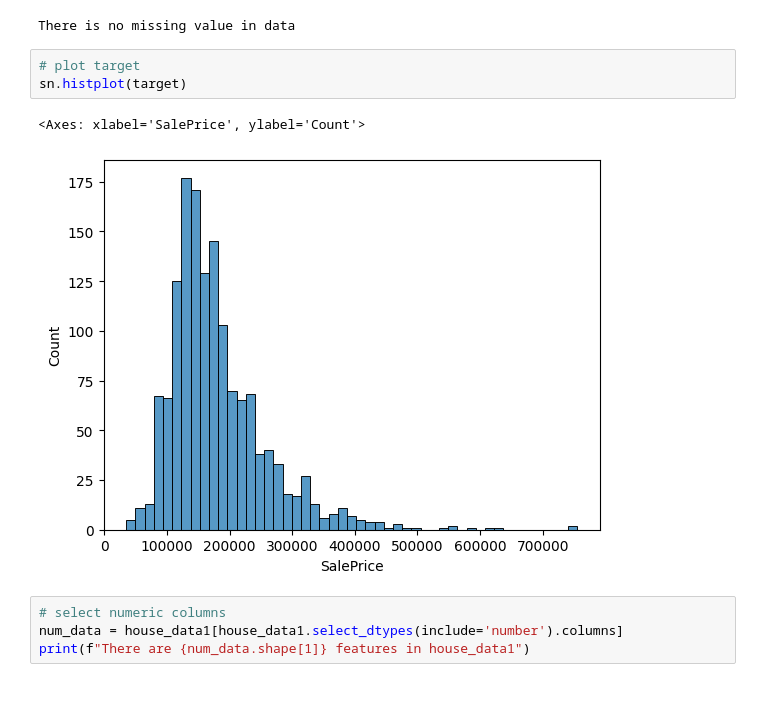
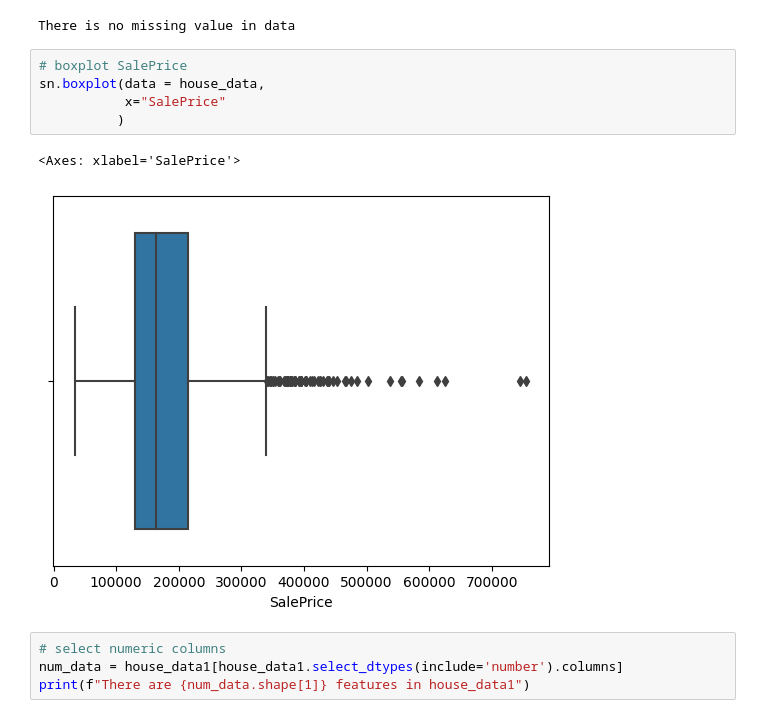
Before and after one commit to phenixMaster/HousePrice, a Jupyter notebook: house-price-analysis-and-modeling-python.ipynb, the cells around one changed output. Drawn from its saved outputs; the diff is of its cells as text.

```diff
--- a/house-price-analysis-and-modeling-python.ipynb
+++ b/house-price-analysis-and-modeling-python.ipynb
@@ -67,12 +90,14 @@ else:
     print(f"prop NA = {target.isna().mean()}")
 # %% [output]
 There is no missing value in data
-# %%
-# plot target
-sn.histplot(target)
-# %% [output]
-<Axes: xlabel='SalePrice', ylabel='Count'>
-[figure, removed]
+# %%
+# boxplot SalePrice
+sn.boxplot(data = house_data,
+           x="SalePrice"
+          )
+# %% [output]
+<Axes: xlabel='SalePrice'>
+[figure, added]
 # %%
 # select numeric columns
 num_data = house_data1[house_data1.select_dtypes(include='number').columns]
```
Also changed, not shown: parts of 11 cells of this notebook.
